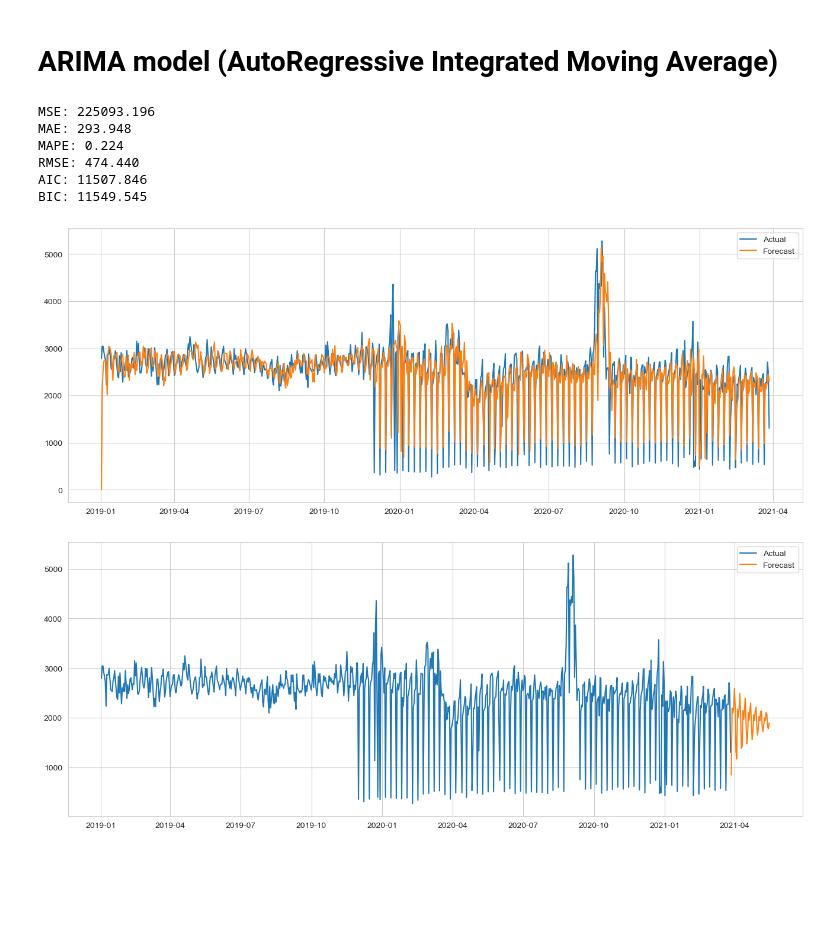
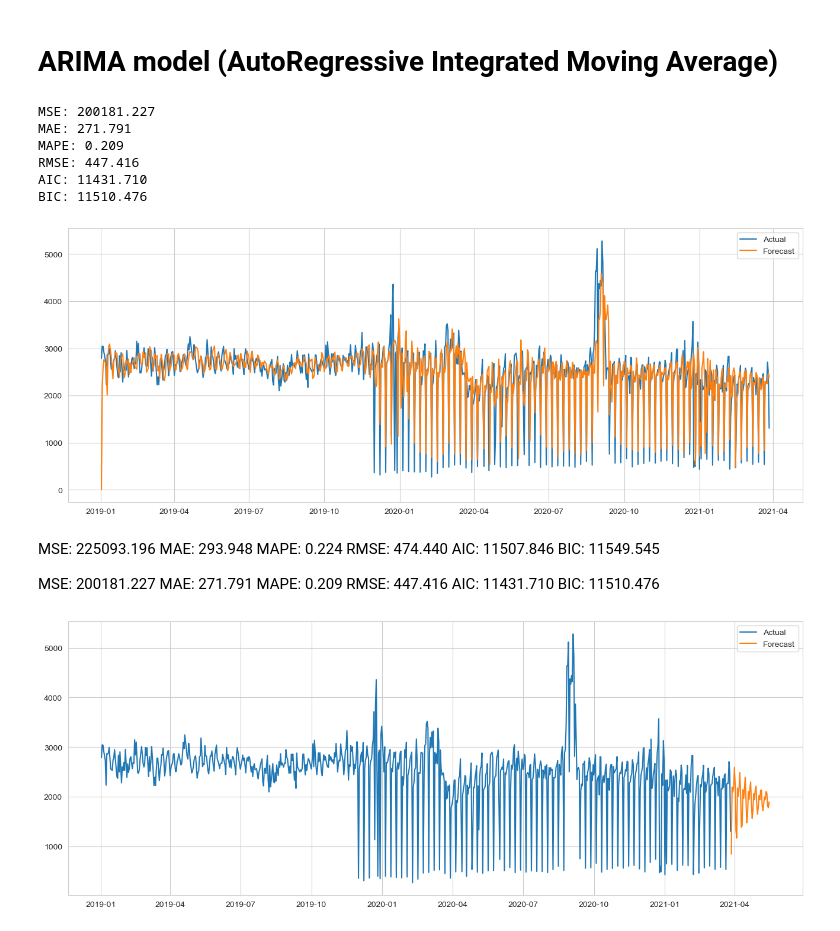
Before and after one commit to dimgag/time-series-forecasting-store-transactions, a Jupyter notebook: main.ipynb, the cells around one changed output. Saved outputs shown, nothing was run; the diff lists cells and outputs as text; code cells hidden in the pictures; blank space fills up the shorter version.

Commit message:
add code class arima forecaster v.1

```diff
--- a/main.ipynb
+++ b/main.ipynb
@@ -139,42 +131,60 @@ plt.show()
 # %%
 # Forecast for full time series
 from statsmodels.tsa.arima.model import ARIMA
 from sklearn.metrics import mean_squared_error, mean_absolute_error, mean_absolute_percentage_error
 
-model = ARIMA(store['n_transactions'], order=(7, 1, 1))
-model_fit = model.fit()
+# arima_model = ARIMA(store['n_transactions'], order=(7, 1, 1))
+# (9, 1, 7)
+arima_model = ARIMA(store['n_transactions'], order=(9, 1, 7))
 
-forecast_arima = model_fit.predict()
+arima_model_fit = arima_model.fit()
+
+forecast_arima = arima_model_fit.predict()
 
 # Get the actual sales for the forecast period
 actual = store['n_transactions']
 
 mse = mean_squared_error(actual, forecast_arima)
 mae = mean_absolute_error(actual, forecast_arima)
 mape = mean_absolute_percentage_error(actual, forecast_arima)
 rmse = np.sqrt(mse)
 
 print(f'MSE: {mse:.3f}')
 print(f'MAE: {mae:.3f}')
 print(f'MAPE: {mape:.3f}')
 print(f'RMSE: {rmse:.3f}')
 # AIC - Akaike Information Criterion
-print(f'AIC: {model_fit.aic:.3f}')
+print(f'AIC: {arima_model_fit.aic:.3f}')
 # BIC - Bayesian Information Criterion
-print(f'BIC: {model_fit.bic:.3f}')
+print(f'BIC: {arima_model_fit.bic:.3f}')
 
 # plot the forecast vs actual
 plt.figure(figsize=(16, 6))
 plt.plot(store['n_transactions'], label='Actual')
 plt.plot(forecast_arima, label='Forecast')
 plt.legend()
 plt.show()
 # %% [output]
-MSE: 225093.196
-MAE: 293.948
-MAPE: 0.224
-RMSE: 474.440
-AIC: 11507.846
-BIC: 11549.545
+MSE: 200181.227
+MAE: 271.791
+MAPE: 0.209
+RMSE: 447.416
+AIC: 11431.710
+BIC: 11510.476
-[figure, old version]
+[figure, new version]
+# %% [markdown]
+MSE: 225093.196
+MAE: 293.948
+MAPE: 0.224
+RMSE: 474.440
+AIC: 11507.846
+BIC: 11549.545
+
+
+MSE: 200181.227
+MAE: 271.791
+MAPE: 0.209
+RMSE: 447.416
+AIC: 11431.710
+BIC: 11510.476
 # %%
```
Also changed, not shown: parts of 5 cells of this notebook, 1 other file.
